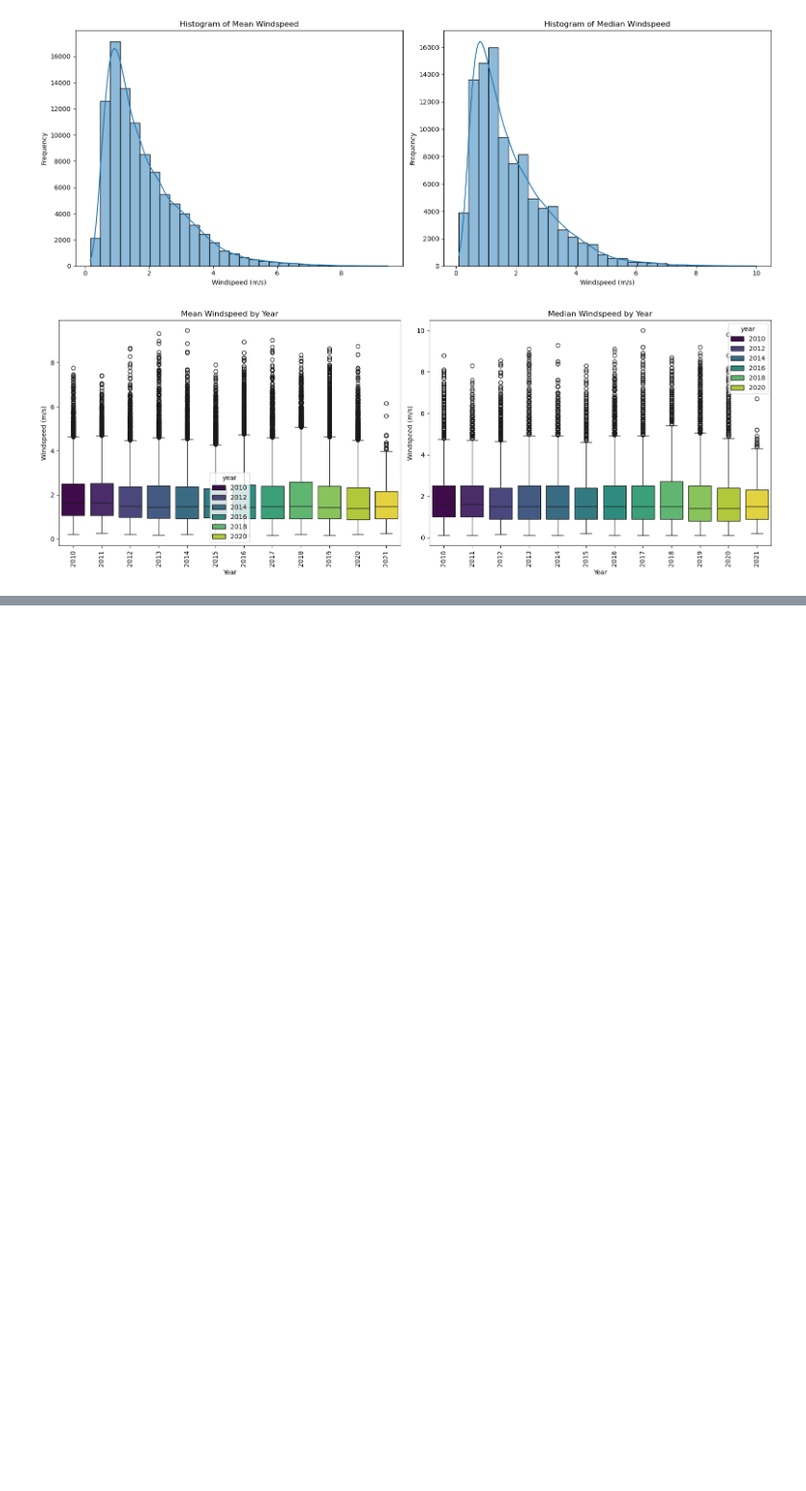
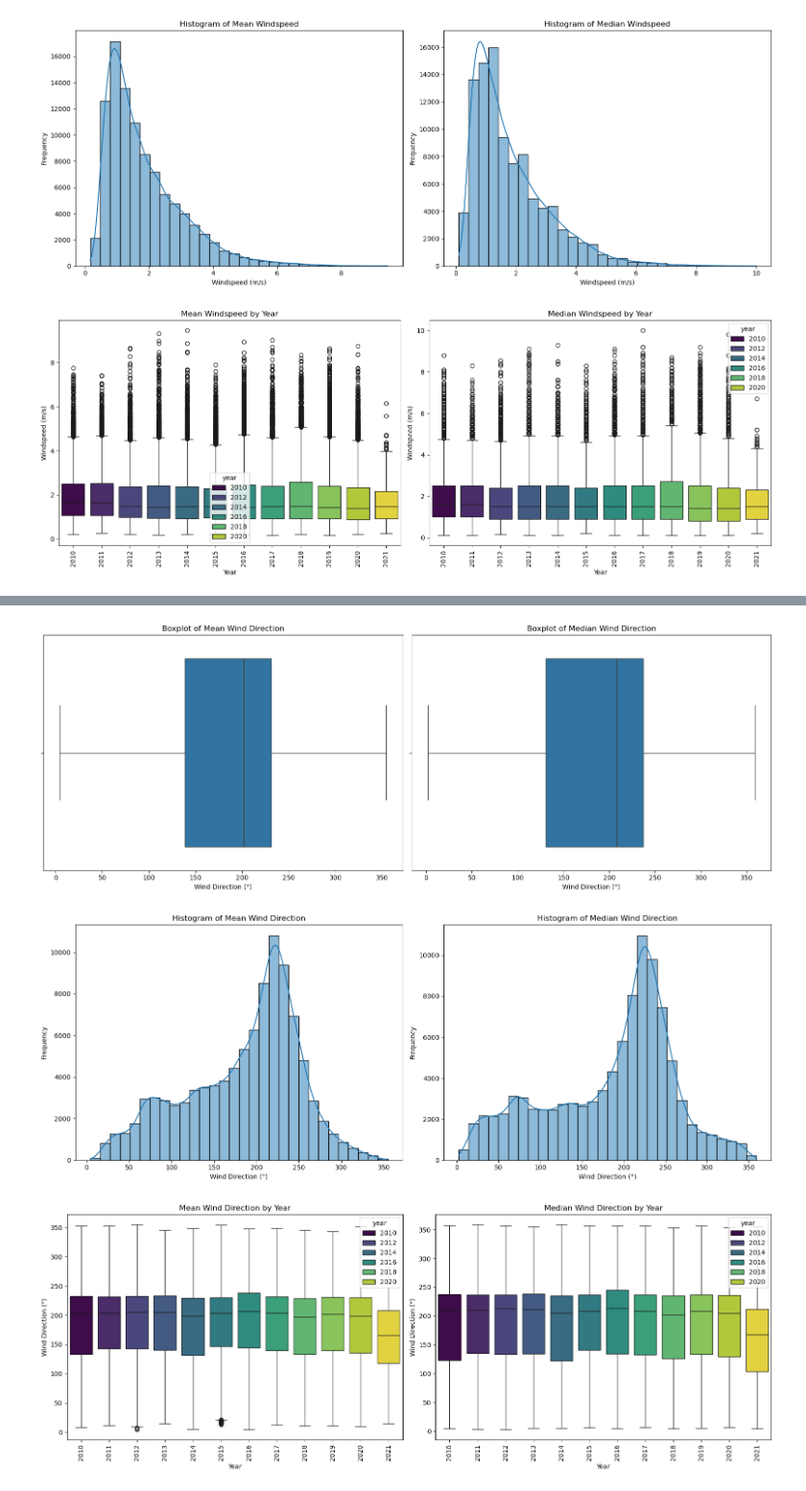
Before and after one commit to UNSW-ZZSC9020-H52024/Group5, a Jupyter notebook: src/EDA mg.ipynb, the cells around one changed output, grey strips where cells are left out. Shown at 96% size. Saved outputs shown, nothing was run; the diff lists cells and outputs as text; code cells hidden in the pictures; blank space fills up the shorter version.

Commit message:
weather data

```diff
--- a/src/EDA mg.ipynb
+++ b/src/EDA mg.ipynb
@@ -500,3 +500,78 @@ std                              NaN        1.191049          1.266361
 [figure]
 [figure]
 [figure]
+# %%
+import pandas as pd
+import matplotlib.pyplot as plt
+import seaborn as sns
+
+# Load the mean and median wind direction data
+df_wind_direction = pd.read_csv('../data/NSW/aggregated_wind_direction_data.csv')
+
+# Check for missing values
+print("Missing values:", df_wind_direction.isnull().sum())
+
+# Convert 'Date' to a datetime object
+df_wind_direction["Date"] = pd.to_datetime(df_wind_direction["Date"], format='%d/%m/%Y')
+
+# Get summary statistics
+summary_statistics = df_wind_direction.describe()
+print(summary_statistics)
+
+# Create subplots for boxplots side by side
+fig, axes = plt.subplots(1, 2, figsize=(16, 6))
+
+# Boxplot of mean wind direction
+sns.boxplot(data=df_wind_direction, x="mean_wind_direction", ax=axes[0])
+axes[0].set_title("Boxplot of Mean Wind Direction")
+axes[0].set_xlabel("Wind Direction (°)")
+
+# Boxplot of median wind direction
+sns.boxplot(data=df_wind_direction, x="median_wind_direction", ax=axes[1])
+axes[1].set_title("Boxplot of Median Wind Direction")
+axes[1].set_xlabel("Wind Direction (°)")
+
+plt.tight_layout()
+plt.show()
+
+# Create subplots for histograms side by side
+fig, axes = plt.subplots(1, 2, figsize=(16, 6))
+
+# Histogram of mean wind direction
+sns.histplot(df_wind_direction["mean_wind_direction"], bins=30, kde=True, ax=axes[0])
+axes[0].set_title("Histogram of Mean Wind Direction")
+axes[0].set_xlabel("Wind Direction (°)")
+axes[0].set_ylabel("Frequency")
+
+# Histogram of median wind direction
+sns.histplot(df_wind_direction["median_wind_direction"], bins=30, kde=True, ax=axes[1])
+axes[1].set_title("Histogram of Median Wind Direction")
+axes[1].set_xlabel("Wind Direction (°)")
+axes[1].set_ylabel("Frequency")
+
+plt.tight_layout()
+plt.show()
+
+# Extract the year from the 'Date' column
+df_wind_direction["year"] = df_wind_direction["Date"].dt.year
+
+# Create subplots for mean and median wind direction by year, side by side
+fig, axes = plt.subplots(1, 2, figsize=(16, 6))
+
+# Boxplot of mean wind direction by year
+sns.boxplot(data=df_wind_direction, x="year", y="mean_wind_direction", ax=axes[0], hue="year", palette="viridis", dodge=False)
+axes[0].set_title("Mean Wind Direction by Year")
+axes[0].set_xlabel("Year")
+axes[0].set_ylabel("Wind Direction (°)")
+axes[0].tick_params(axis='x', rotation=90)
+
+# Boxplot of median wind direction by year
+sns.boxplot(data=df_wind_direction, x="year", y="median_wind_direction", ax=axes[1], hue="year", palette="viridis", dodge=False)
+axes[1].set_title("Median Wind Direction by Year")
+axes[1].set_xlabel("Year")
+axes[1].set_ylabel("Wind Direction (°)")
+axes[1].tick_params(axis='x', rotation=90)
+
+plt.tight_layout()
+plt.show()
+# %% [output]
@@ -502,0 +595,3 @@ std                              NaN        1.191049          1.266361
+[figure, added]
+[figure, added]
+[figure, added]
```
Also changed, not shown: parts of 2 cells of this notebook, 29 other files.
